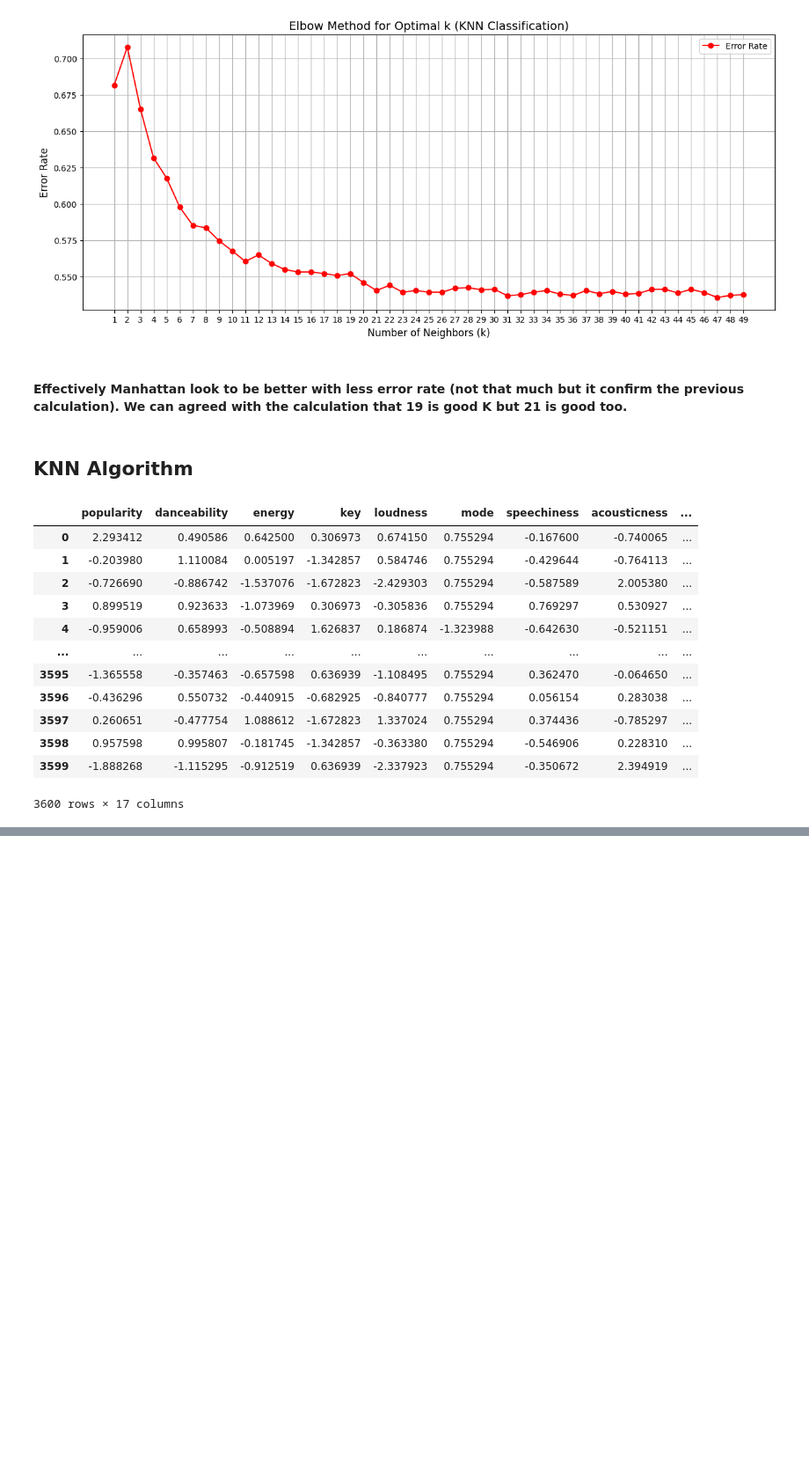
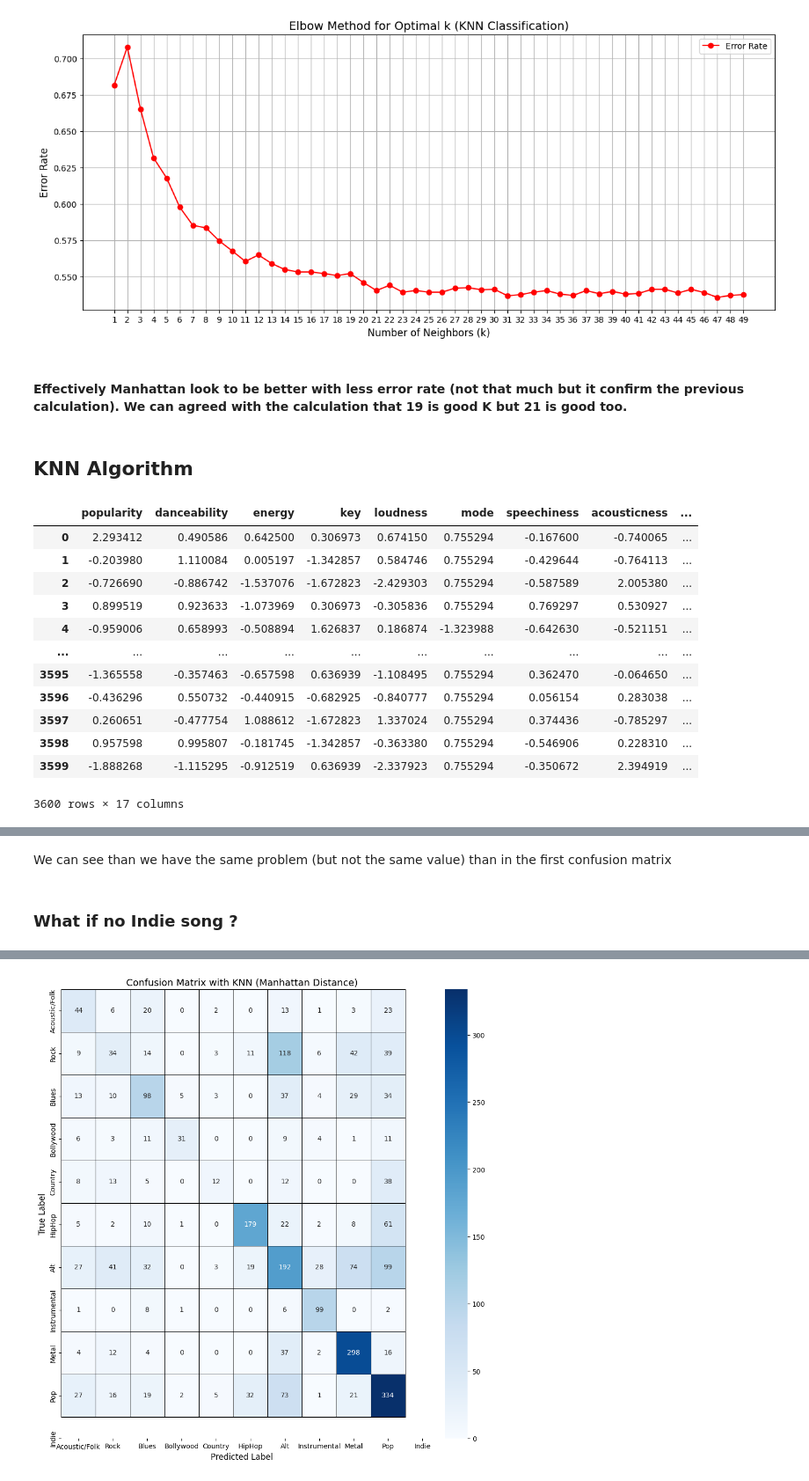
Before and after one commit to Hugo-Leyx-valade/projet-ML, a Jupyter notebook: Untitled1.ipynb, the cells around one changed output, grey strips where cells are left out. Shown at 88% size. Saved outputs shown, nothing was run; the diff lists cells and outputs as text; code cells hidden in the pictures; blank space fills up the shorter version.

```diff
--- a/Untitled1.ipynb
+++ b/Untitled1.ipynb
@@ -631,0 +685,78 @@ df
+# %% [markdown]
+We can see than we have the same problem (but not the same value) than in the first confusion matrix
+# %% [markdown]
+### What if no Indie song ?
+# %%
+from sklearn.model_selection import train_test_split
+X = df[df["class"] != 10][['popularity', 'danceability', 'energy',
+'key', 'loudness', 'mode', 'speechiness', 'acousticness',
+'instrumentalness', 'liveness', 'valence', 'tempo',
+'duration_in_min/ms', 'time_signature', 'artist_name_cat',
+'track_name_cat']].values
+
+y = df[df["class"] != 10]['class'].values
+
+X = preprocessing.StandardScaler().fit(X).transform(X.astype(float))
+
+
+X_train, X_test, y_train, y_test = train_test_split( X, y, test_size=0.2, random_state=4)
+print ('Train set:', X_train.shape, "   ", y_train.shape)
+print ('Test set:', X_test.shape, "   ", y_test.shape)
+
+knn = KNeighborsClassifier(n_neighbors=21, metric='manhattan' )
+print(y_train)
+knn.fit(X_train, y_train)
+y_pred = knn.predict(X_test)
+
+df_X_test = pd.DataFrame(X_test, columns=['popularity', 'danceability', 'energy',
+'key', 'loudness', 'mode', 'speechiness', 'acousticness',
+'instrumentalness', 'liveness', 'valence', 'tempo',
+'duration_in_min/ms', 'time_signature', 'artist_name_cat',
+'track_name_cat'])
+
+df_y_pred = pd.DataFrame(y_pred, columns=['class'])
+
+pd.concat([df_X_test, df_y_pred], axis=1)
+
+
+from sklearn.metrics import confusion_matrix
+from sklearn.model_selection import train_test_split
+from sklearn.neighbors import KNeighborsClassifier
+from sklearn.datasets import load_iris
+
+class_mapping = [
+    "Acoustic/Folk",  # Class 0
+    "Rock",           # Class 1
+    "Blues",          # Class 2
+    "Bollywood",      # Class 3
+    "Country",        # Class 4
+    "HipHop",         # Class 5
+    "Alt",            # Class 6
+    "Instrumental",   # Class 7
+    "Metal",          # Class 8
+    "Pop",            # Class 9
+    "Indie"           # Class 10
+]
+
+# Load dataset
+data = load_iris()
+
+cm = confusion_matrix(y_test, y_pred)
+
+print(cm)
+# Plot Confusion Matrix with Seaborn
+plt.figure(figsize=(12, 12))
+
+# Create a heatmap with annotations and color palette
+sns.heatmap(cm, annot=True, fmt='d', cmap='Blues', xticklabels=class_mapping, yticklabels=class_mapping,
+            cbar=True, linewidths=0.5, linecolor='black')
+
+# Titles and labels
+plt.title('Confusion Matrix with KNN (Manhattan Distance)', fontsize=14)
+plt.xlabel('Predicted Label', fontsize=12)
+plt.ylabel('True Label', fontsize=12)
+
+# Display the plot
+plt.xticks(rotation=0)
+plt.show()
+# %% [output]
@@ -631,0 +776 @@ df
+[figure, added]
```
Also changed, not shown: parts of 10 cells of this notebook.
